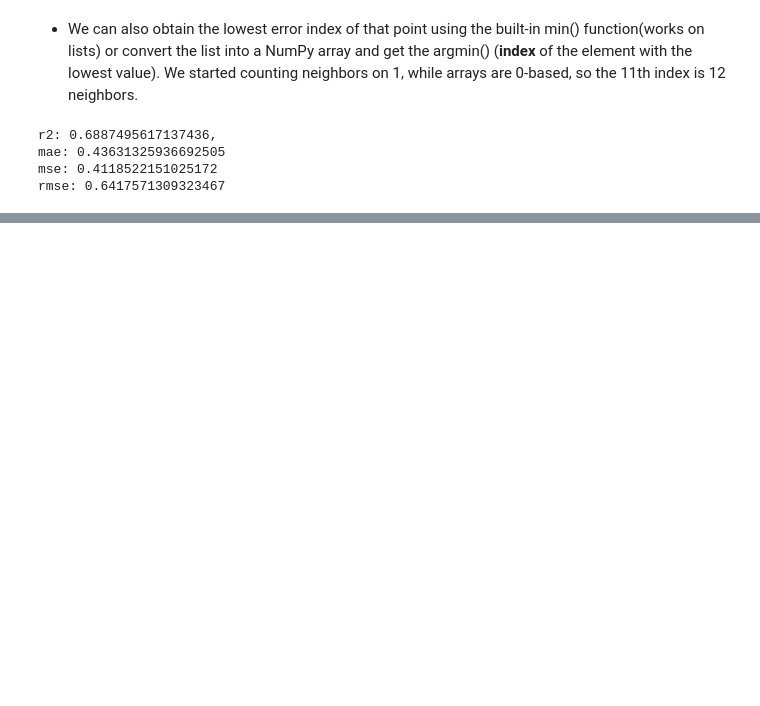
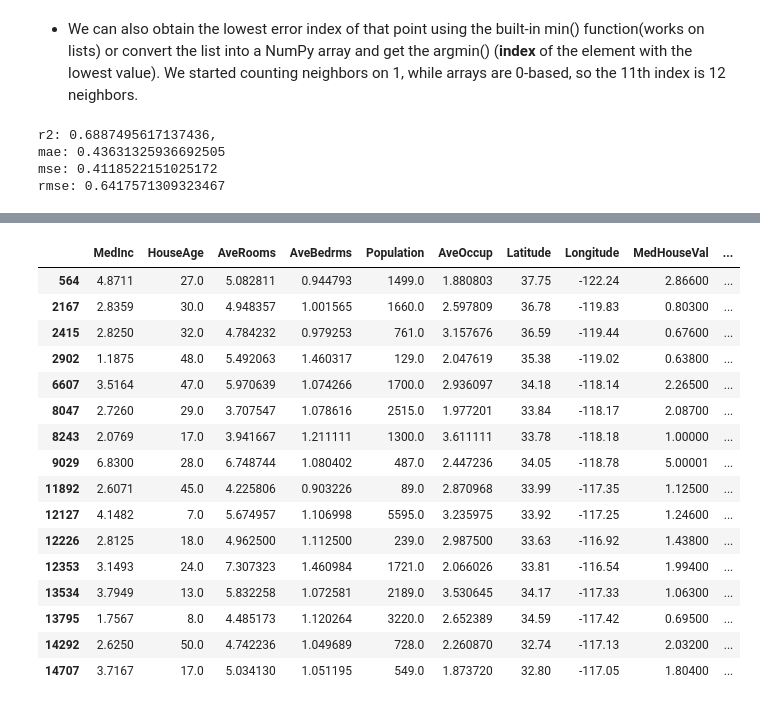
Before and after one commit to BinuraRanasingha/Information-Retrieval-and-Web-Analytics, a Jupyter notebook: k-Nearest Neighbor .ipynb, the cells around one changed output, grey strips where cells are left out. Cells and saved outputs as stored; diff of their text form; code cells hidden in the pictures; blank space fills up the shorter version.

```diff
--- a/k-Nearest Neighbor .ipynb
+++ b/k-Nearest Neighbor .ipynb
@@ -377,0 +423,22 @@ weighted avg    0.64311   0.63353   0.63617      5160
+# %%
+#Filtering outlier values
+outlier_values = df.iloc[outlier_index]
+outlier_values
+# %% [output]
+|  | MedInc | HouseAge | AveRooms | AveBedrms | Population | AveOccup | Latitude | Longitude | MedHouseVal | ... |
+| 564 | 4.8711 | 27.0 | 5.082811 | 0.944793 | 1499.0 | 1.880803 | 37.75 | -122.24 | 2.86600 | ... |
+| 2167 | 2.8359 | 30.0 | 4.948357 | 1.001565 | 1660.0 | 2.597809 | 36.78 | -119.83 | 0.80300 | ... |
+| 2415 | 2.8250 | 32.0 | 4.784232 | 0.979253 | 761.0 | 3.157676 | 36.59 | -119.44 | 0.67600 | ... |
+| 2902 | 1.1875 | 48.0 | 5.492063 | 1.460317 | 129.0 | 2.047619 | 35.38 | -119.02 | 0.63800 | ... |
+| 6607 | 3.5164 | 47.0 | 5.970639 | 1.074266 | 1700.0 | 2.936097 | 34.18 | -118.14 | 2.26500 | ... |
+| 8047 | 2.7260 | 29.0 | 3.707547 | 1.078616 | 2515.0 | 1.977201 | 33.84 | -118.17 | 2.08700 | ... |
+| 8243 | 2.0769 | 17.0 | 3.941667 | 1.211111 | 1300.0 | 3.611111 | 33.78 | -118.18 | 1.00000 | ... |
+| 9029 | 6.8300 | 28.0 | 6.748744 | 1.080402 | 487.0 | 2.447236 | 34.05 | -118.78 | 5.00001 | ... |
+| 11892 | 2.6071 | 45.0 | 4.225806 | 0.903226 | 89.0 | 2.870968 | 33.99 | -117.35 | 1.12500 | ... |
+| 12127 | 4.1482 | 7.0 | 5.674957 | 1.106998 | 5595.0 | 3.235975 | 33.92 | -117.25 | 1.24600 | ... |
+| 12226 | 2.8125 | 18.0 | 4.962500 | 1.112500 | 239.0 | 2.987500 | 33.63 | -116.92 | 1.43800 | ... |
+| 12353 | 3.1493 | 24.0 | 7.307323 | 1.460984 | 1721.0 | 2.066026 | 33.81 | -116.54 | 1.99400 | ... |
+| 13534 | 3.7949 | 13.0 | 5.832258 | 1.072581 | 2189.0 | 3.530645 | 34.17 | -117.33 | 1.06300 | ... |
+| 13795 | 1.7567 | 8.0 | 4.485173 | 1.120264 | 3220.0 | 2.652389 | 34.59 | -117.42 | 0.69500 | ... |
+| 14292 | 2.6250 | 50.0 | 4.742236 | 1.049689 | 728.0 | 2.260870 | 32.74 | -117.13 | 2.03200 | ... |
+| 14707 | 3.7167 | 17.0 | 5.034130 | 1.051195 | 549.0 | 1.873720 | 32.80 | -117.05 | 1.80400 | ... |
```
Also changed, not shown: parts of 54 cells of this notebook.
